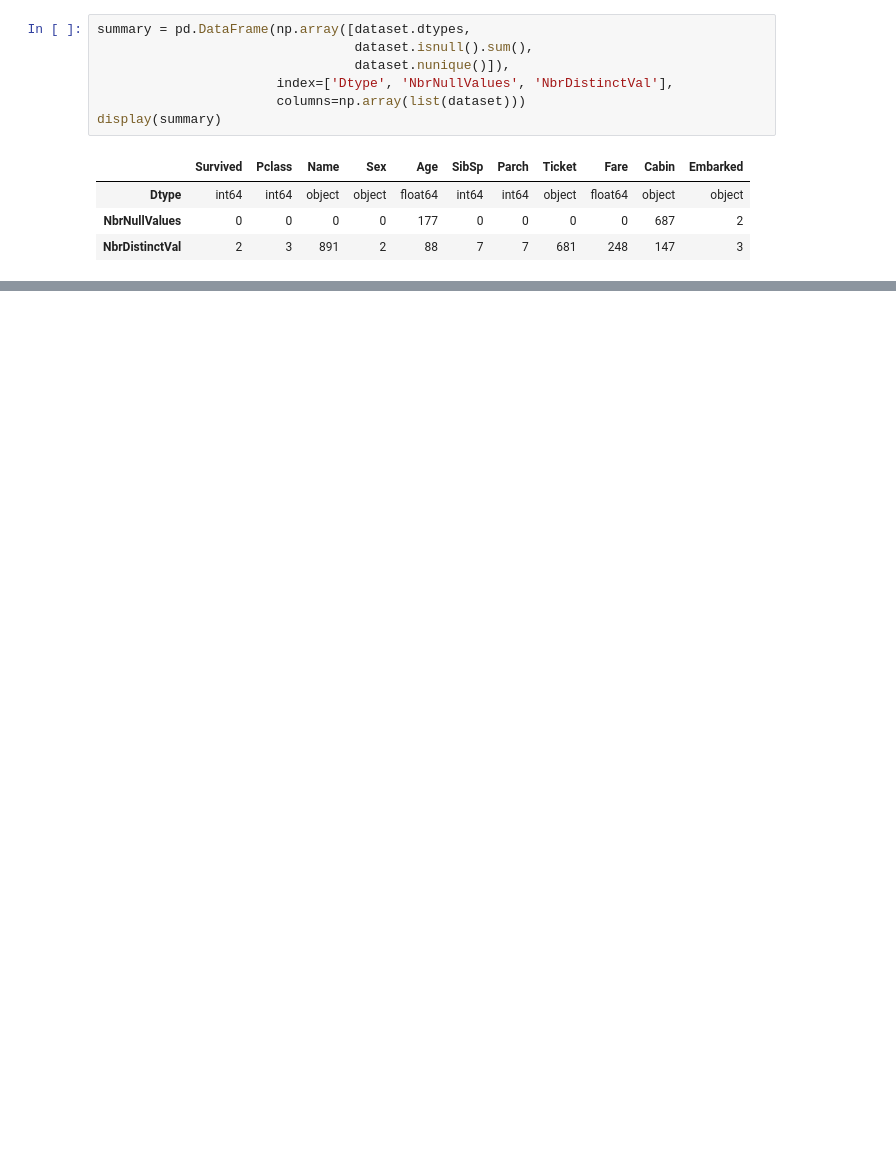
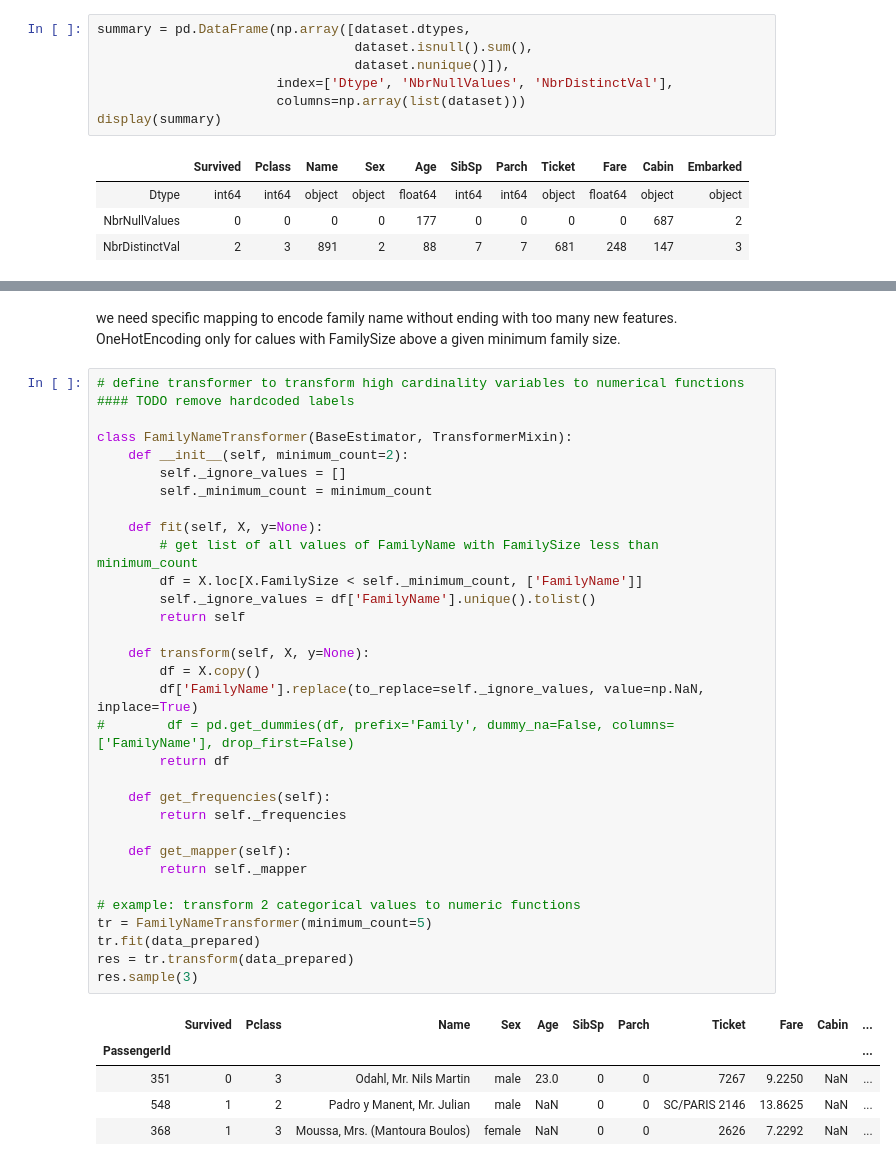
Before and after one commit to cedric-bertrand/DS-py, a Jupyter notebook: titanic/titanic_pipelines.ipynb, the cells around one changed output, grey strips where cells are left out. Drawn from its saved outputs; the diff is of its cells as text; blank space fills up the shorter version.

```diff
--- a/titanic/titanic_pipelines.ipynb
+++ b/titanic/titanic_pipelines.ipynb
@@ -75,0 +106,41 @@ X_train.head()
+# %% [markdown]
+we need specific mapping to encode family name without ending with too many new features.
+OneHotEncoding only for calues with FamilySize above a given minimum family size.
+# %%
+# define transformer to transform high cardinality variables to numerical functions
+#### TODO remove hardcoded labels
+
+class FamilyNameTransformer(BaseEstimator, TransformerMixin):
+    def __init__(self, minimum_count=2):
+        self._ignore_values = []
+        self._minimum_count = minimum_count
+
+    def fit(self, X, y=None):
+        # get list of all values of FamilyName with FamilySize less than minimum_count
+        df = X.loc[X.FamilySize < self._minimum_count, ['FamilyName']]
+        self._ignore_values = df['FamilyName'].unique().tolist()
+        return self
+
+    def transform(self, X, y=None):
+        df = X.copy()
+        df['FamilyName'].replace(to_replace=self._ignore_values, value=np.NaN, inplace=True)
+#        df = pd.get_dummies(df, prefix='Family', dummy_na=False, columns=['FamilyName'], drop_first=False)
+        return df
+
+    def get_frequencies(self):
+        return self._frequencies
+
+    def get_mapper(self):
+        return self._mapper
+
+# example: transform 2 categorical values to numeric functions
+tr = FamilyNameTransformer(minimum_count=5)
+tr.fit(data_prepared)
+res = tr.transform(data_prepared)
+res.sample(3)
+# %% [output]
+|  | Survived | Pclass | Name | Sex | Age | SibSp | Parch | Ticket | Fare | Cabin | ... |
+| PassengerId |  |  |  |  |  |  |  |  |  |  | ... |
+| 351 | 0 | 3 | Odahl, Mr. Nils Martin | male | 23.0 | 0 | 0 | 7267 | 9.2250 | NaN | ... |
+| 548 | 1 | 2 | Padro y Manent, Mr. Julian | male | NaN | 0 | 0 | SC/PARIS 2146 | 13.8625 | NaN | ... |
+| 368 | 1 | 3 | Moussa, Mrs. (Mantoura Boulos) | female | NaN | 0 | 0 | 2626 | 7.2292 | NaN | ... |
```
Also changed, not shown: parts of 19 cells of this notebook.
